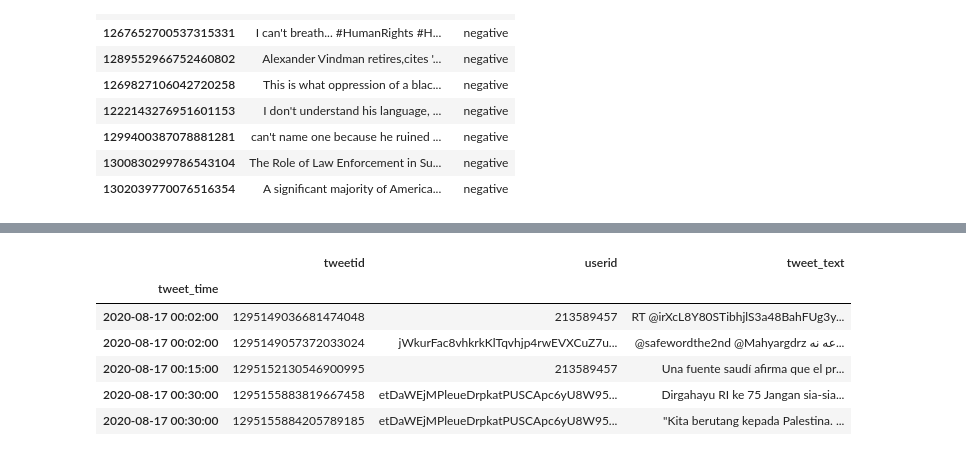
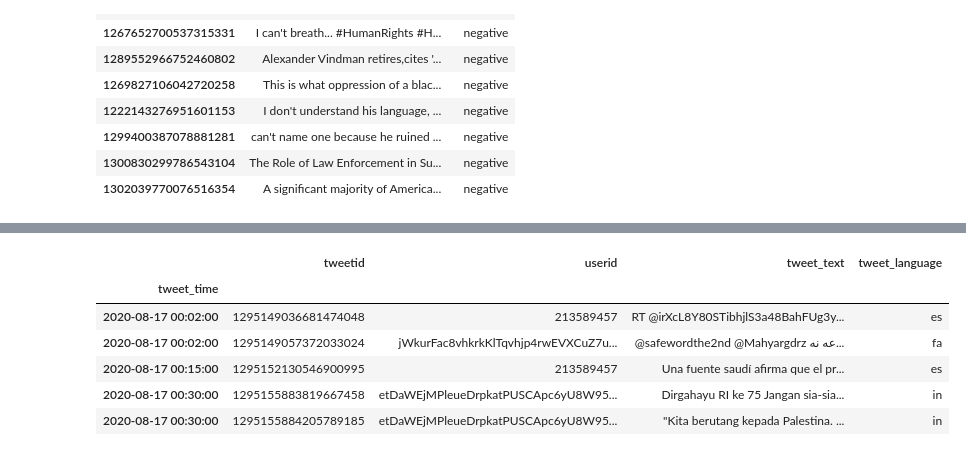
Before and after one commit to sarahkpardo/social-media-data-analysis, a Jupyter notebook: sentiment_analysis_transformers.ipynb, the cells around one changed output, grey strips where cells are left out. Cells and saved outputs as stored; diff of their text form; code cells hidden in the pictures.

```diff
--- a/sentiment_analysis_transformers.ipynb
+++ b/sentiment_analysis_transformers.ipynb
@@ -199,22 +198,22 @@ df_abbrv
 # %%
 grouped = (campaign
  .reset_index()
  .set_index('tweet_time')
- .resample('D')[['tweetid','userid','tweet_text']]
+ .resample('D')[['tweetid','userid','tweet_text','tweet_language']]
 )
 
 top_day = (grouped
  .size()
  .sort_values(ascending=False)
 ).idxmax()
 
 top_day_tweets = grouped.get_group(top_day)
 top_day_tweets.head(5)
 # %% [output]
-|  | tweetid | userid | tweet_text |
-| tweet_time |  |  |  |
-| 2020-08-17 00:02:00 | 1295149036681474048 | 213589457 | RT @irXcL8Y80STibhjlS3a48BahFUg3y... |
-| 2020-08-17 00:02:00 | 1295149057372033024 | jWkurFac8vhkrkKlTqvhjp4rwEVXCuZ7u... | @safewordthe2nd @Mahyargdrz عه نه... |
-| 2020-08-17 00:15:00 | 1295152130546900995 | 213589457 | Una fuente saudí afirma que el pr... |
-| 2020-08-17 00:30:00 | 1295155883819667458 | etDaWEjMPleueDrpkatPUSCApc6yU8W95... | Dirgahayu RI ke 75 Jangan sia-sia... |
-| 2020-08-17 00:30:00 | 1295155884205789185 | etDaWEjMPleueDrpkatPUSCApc6yU8W95... | "Kita berutang kepada Palestina. ... |
+|  | tweetid | userid | tweet_text | tweet_language |
+| tweet_time |  |  |  |  |
+| 2020-08-17 00:02:00 | 1295149036681474048 | 213589457 | RT @irXcL8Y80STibhjlS3a48BahFUg3y... | es |
+| 2020-08-17 00:02:00 | 1295149057372033024 | jWkurFac8vhkrkKlTqvhjp4rwEVXCuZ7u... | @safewordthe2nd @Mahyargdrz عه نه... | fa |
+| 2020-08-17 00:15:00 | 1295152130546900995 | 213589457 | Una fuente saudí afirma que el pr... | es |
+| 2020-08-17 00:30:00 | 1295155883819667458 | etDaWEjMPleueDrpkatPUSCApc6yU8W95... | Dirgahayu RI ke 75 Jangan sia-sia... | in |
+| 2020-08-17 00:30:00 | 1295155884205789185 | etDaWEjMPleueDrpkatPUSCApc6yU8W95... | "Kita berutang kepada Palestina. ... | in |
```
Also changed, not shown: parts of 12 cells of this notebook.
